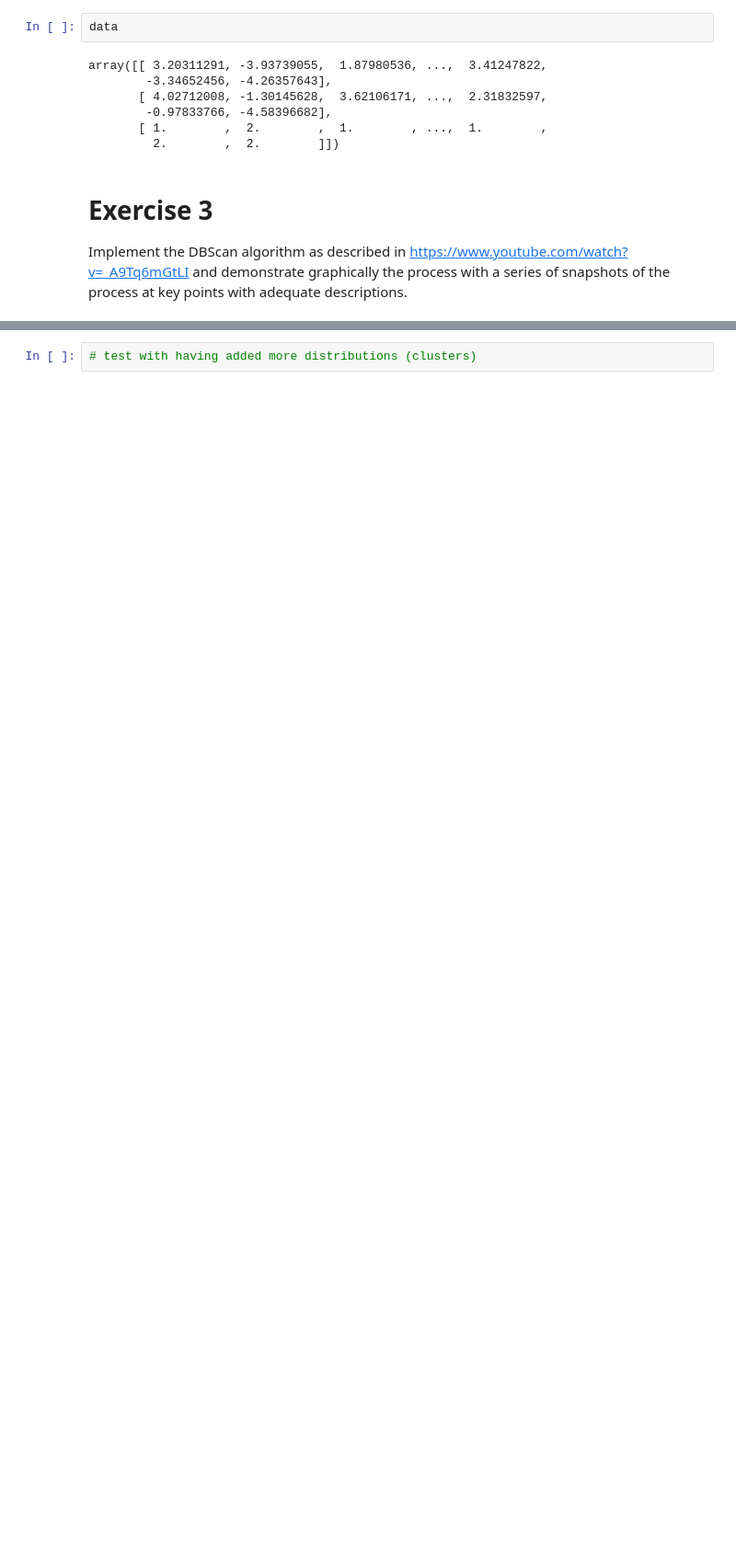
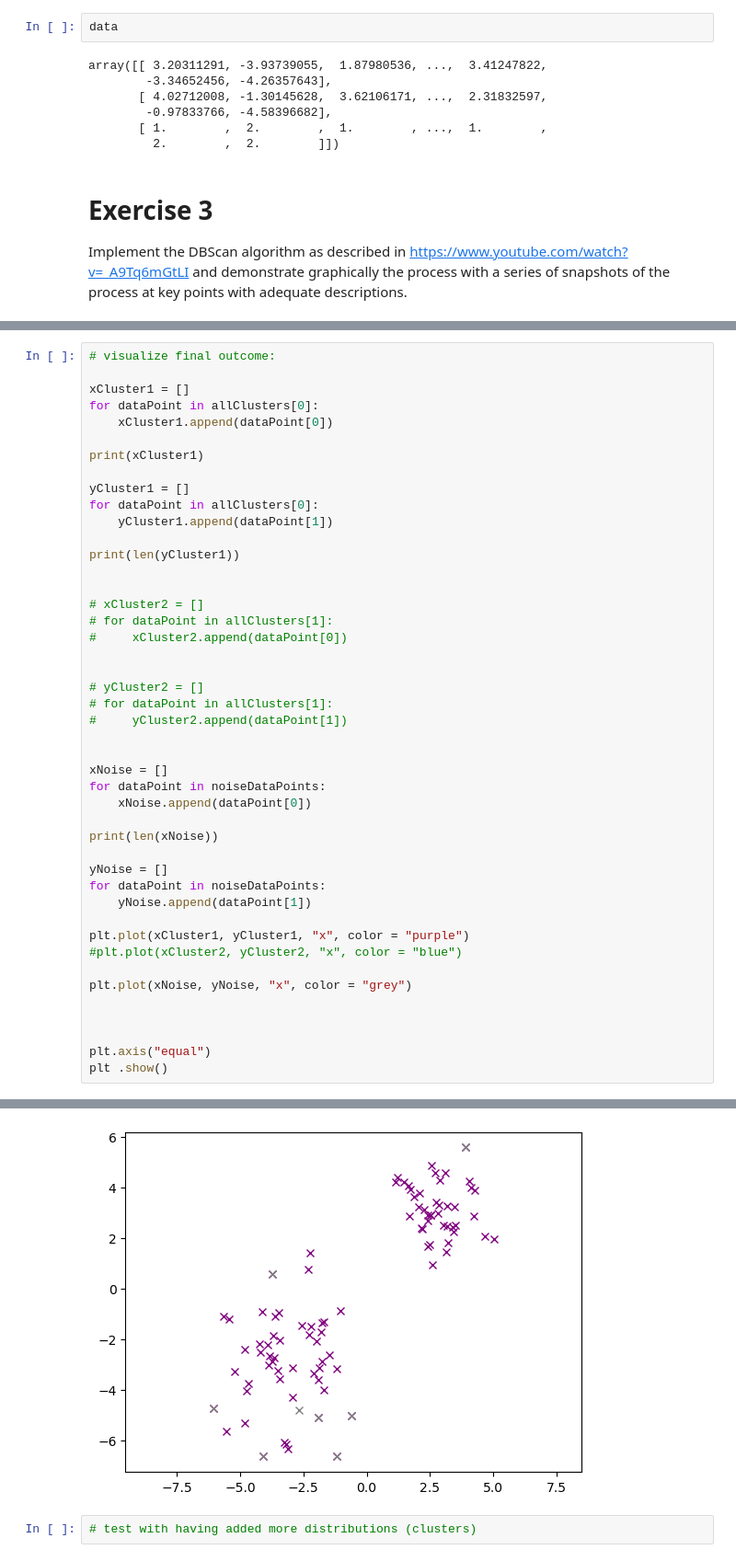
Before and after one commit to jelenameyer/IntroToMachineLearning, a Jupyter notebook: assignments/a1_unsupervised.ipynb, the cells around one changed output, grey strips where cells are left out. Shown at 92% size. Saved outputs shown, nothing was run; the diff lists cells and outputs as text; blank space fills up the shorter version.

```diff
--- a/assignments/a1_unsupervised.ipynb
+++ b/assignments/a1_unsupervised.ipynb
@@ -1060,0 +1335,46 @@ array([1.10858031, 2.90543736, 1.        ])
+# %%
+# visualize final outcome:
+
+xCluster1 = []
+for dataPoint in allClusters[0]:
+    xCluster1.append(dataPoint[0])
+
+print(xCluster1)
+
+yCluster1 = []
+for dataPoint in allClusters[0]:
+    yCluster1.append(dataPoint[1])
+
+print(len(yCluster1))
+
+
+# xCluster2 = []
+# for dataPoint in allClusters[1]:
+#     xCluster2.append(dataPoint[0])
+
+
+# yCluster2 = []
+# for dataPoint in allClusters[1]:
+#     yCluster2.append(dataPoint[1])
+
+
+xNoise = []
+for dataPoint in noiseDataPoints:
+    xNoise.append(dataPoint[0])
+
+print(len(xNoise))
+
+yNoise = []
+for dataPoint in noiseDataPoints:
+    yNoise.append(dataPoint[1])
+
+plt.plot(xCluster1, yCluster1, "x", color = "purple")
+#plt.plot(xCluster2, yCluster2, "x", color = "blue")
+
+plt.plot(xNoise, yNoise, "x", color = "grey")
+
+
+
+plt.axis("equal")
+plt .show()
+# %% [output]
@@ -1061,2 +1384,3 @@ array([1.10858031, 2.90543736, 1.        ])
+[figure, added]
 # %%
 # test with having added more distributions (clusters)
```
Also changed, not shown: parts of 9 cells of this notebook, 1 other file.
